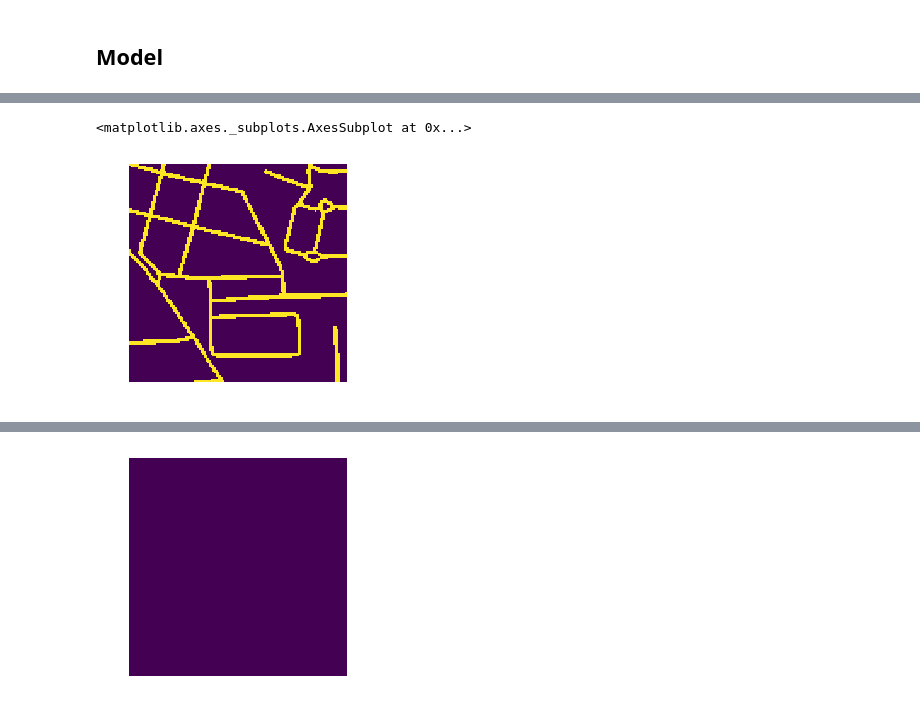
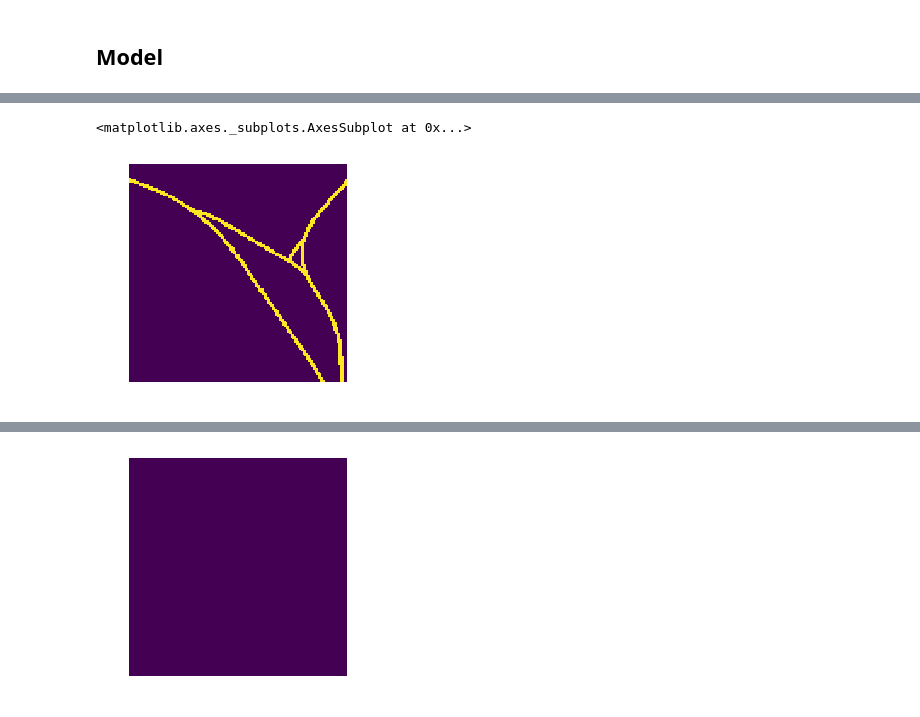
Before and after one commit to mschulz/Image-Segmentation, a Jupyter notebook: Roads Detection - Image Segmentation.ipynb, the cells around one changed output, grey strips where cells are left out. Saved outputs shown, nothing was run; the diff lists cells and outputs as text; code cells hidden in the pictures.

```diff
--- a/Roads Detection - Image Segmentation.ipynb
+++ b/Roads Detection - Image Segmentation.ipynb
@@ -92,0 +98,12 @@ md = ImageData(PATH, datasets, bs, num_workers=8, classes=None)
+# %%
+def show_img(im, figsize=None, ax=None, alpha=None):
+    if not ax: fig,ax = plt.subplots(figsize=figsize)
+    ax.imshow(im, alpha=alpha)
+    ax.set_axis_off()
+    return ax
+# %%
+fig, axes = plt.subplots(4, 4, figsize=(10, 10))
+for i,ax in enumerate(axes.flat):
+    show_img(x[i], ax=ax)
+    show_img(y[i], ax=ax, alpha=0.5)
+plt.tight_layout(pad=0.1)
@@ -129,5 +146,8 @@ lr=1e-1
+# %%
+# This doesn't look too good.  Just picked something that might work here.
+lr=3e-1
 # %%
-learn.fit(lr,1,cycle_len=5,use_clr=(20,5))
+learn.fit(lr,1,cycle_len=20,use_clr=(20,5))
 # %% [output]
 [interactive output not drawn]
 epoch      trn_loss   val_loss   <lambda>
@@ -154,7 +185,7 @@ def show_img(im, figsize=None, ax=None, alpha=None):
     ax.set_axis_off()
     return ax
 # %%
-show_img(ay[3])
+show_img(ay[0])
 # %% [output]
 <matplotlib.axes._subplots.AxesSubplot at 0x...>
-[figure, old version]
+[figure, new version]
```
Also changed, not shown: parts of 20 cells of this notebook, 2 other files.
